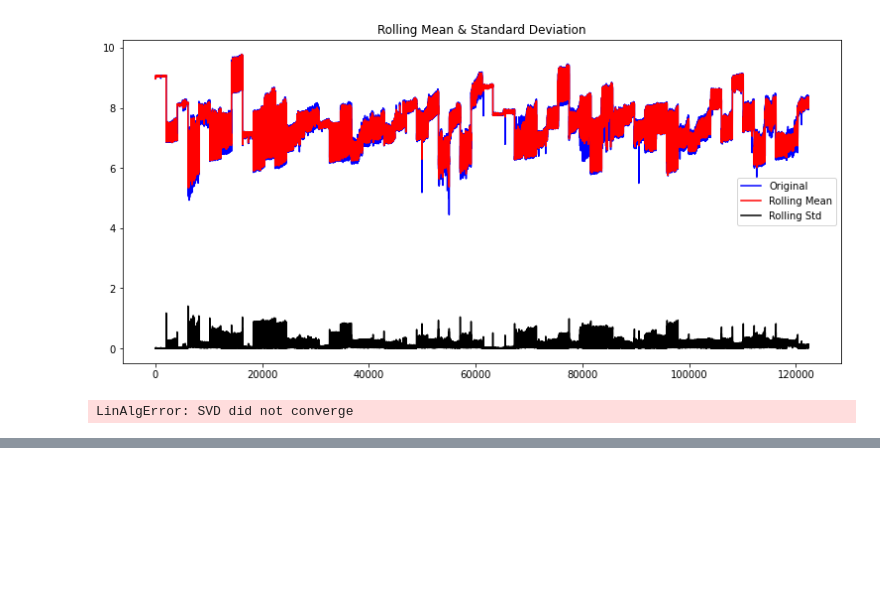
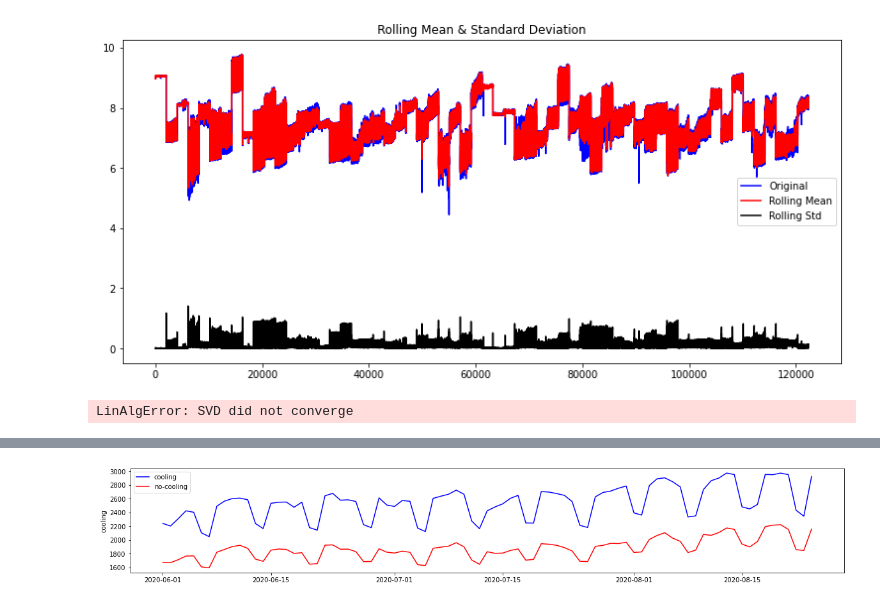
Before and after one commit to top-warrior/electronic, a Jupyter notebook: MAIN CODE NOTEBOOK.ipynb, the cells around one changed output, grey strips where cells are left out. Saved outputs shown, nothing was run; the diff lists cells and outputs as text; code cells hidden in the pictures; blank space fills up the shorter version.

```diff
--- a/MAIN CODE NOTEBOOK.ipynb
+++ b/MAIN CODE NOTEBOOK.ipynb
@@ -340,0 +370,13 @@ LinAlgError: SVD did not converge
+# %%
+cooler_mean_date = cooler.groupby('date').mean()
+no_cooler = train[train['cooler']==0.0]
+no_cooler_mean_date = no_cooler.groupby('date').mean()
+
+fig = plt.figure(figsize = (20,3))
+plt.plot(cooler_mean_date.index, cooler_mean_date.target, color="blue", label="cooling")
+plt.plot(no_cooler_mean_date.index, no_cooler_mean_date.target, color="red", label="no-cooling")
+plt.ylabel('cooling')
+plt.legend()
+plt.show()
+# %% [output]
+[figure, added]
```
Also changed, not shown: parts of 15 cells of this notebook, 2 other files.
